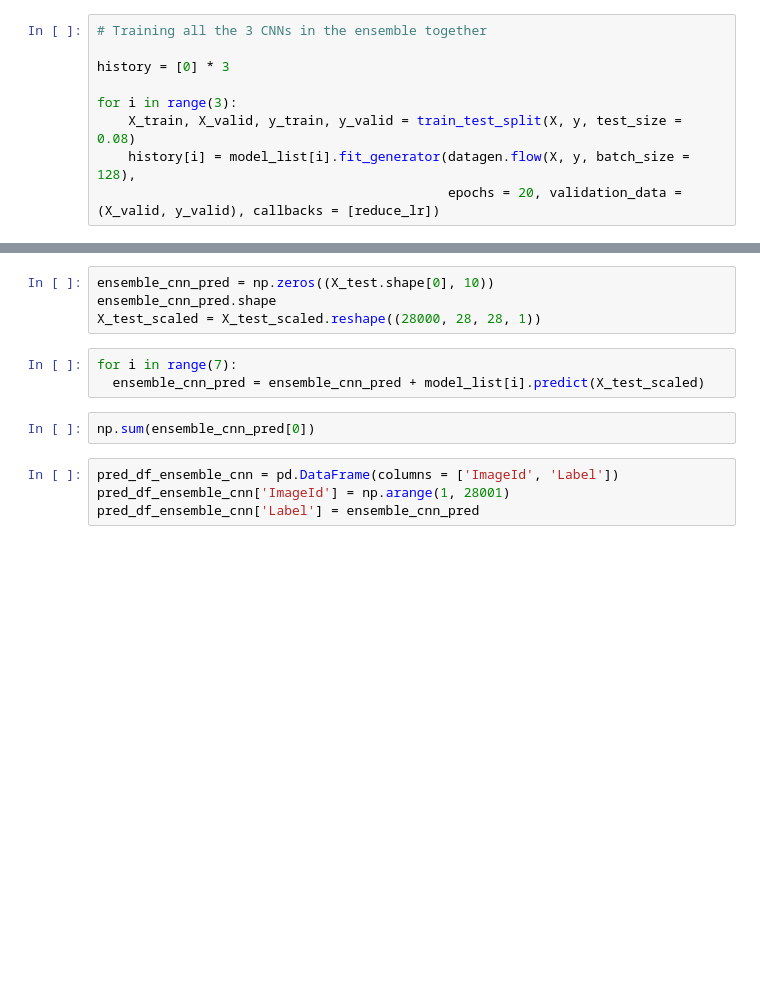
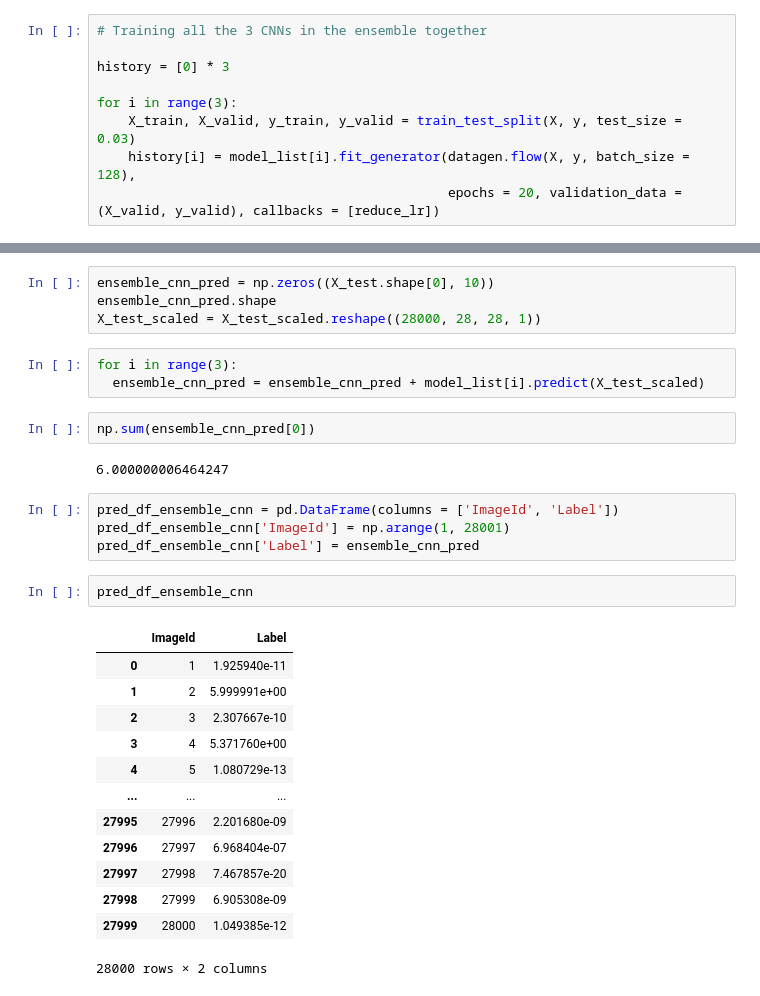
Before and after one commit to aghapygad336/Fake-and-real-news, a Jupyter notebook: digit_recognizer.ipynb, the cells around one changed output, grey strips where cells are left out. Cells and saved outputs as stored; diff of their text form; blank space fills up the shorter version.

```diff
--- a/digit_recognizer.ipynb
+++ b/digit_recognizer.ipynb
@@ -117,7 +113,7 @@ for i in range(3):
 history = [0] * 3
 
 for i in range(3):
-    X_train, X_valid, y_train, y_valid = train_test_split(X, y, test_size = 0.08)
+    X_train, X_valid, y_train, y_valid = train_test_split(X, y, test_size = 0.03)
     history[i] = model_list[i].fit_generator(datagen.flow(X, y, batch_size = 128),
                                              epochs = 20, validation_data = (X_valid, y_valid), callbacks = [reduce_lr])
 # %% [output]
@@ -139,11 +139,29 @@ ensemble_cnn_pred = np.zeros((X_test.shape[0], 10))
 ensemble_cnn_pred.shape
 X_test_scaled = X_test_scaled.reshape((28000, 28, 28, 1))
 # %%
-for i in range(7):
+for i in range(3):
   ensemble_cnn_pred = ensemble_cnn_pred + model_list[i].predict(X_test_scaled)
 # %%
 np.sum(ensemble_cnn_pred[0])
+# %% [output]
+6.000000006464247
 # %%
 pred_df_ensemble_cnn = pd.DataFrame(columns = ['ImageId', 'Label'])
 pred_df_ensemble_cnn['ImageId'] = np.arange(1, 28001)
 pred_df_ensemble_cnn['Label'] = ensemble_cnn_pred
+# %%
+pred_df_ensemble_cnn
+# %% [output]
+|  | ImageId | Label |
+| 0 | 1 | 1.925940e-11 |
+| 1 | 2 | 5.999991e+00 |
+| 2 | 3 | 2.307667e-10 |
+| 3 | 4 | 5.371760e+00 |
+| 4 | 5 | 1.080729e-13 |
+| ... | ... | ... |
+| 27995 | 27996 | 2.201680e-09 |
+| 27996 | 27997 | 6.968404e-07 |
+| 27997 | 27998 | 7.467857e-20 |
+| 27998 | 27999 | 6.905308e-09 |
+| 27999 | 28000 | 1.049385e-12 |
+28000 rows × 2 columns
```
Also changed, not shown: parts of 3 cells of this notebook.
